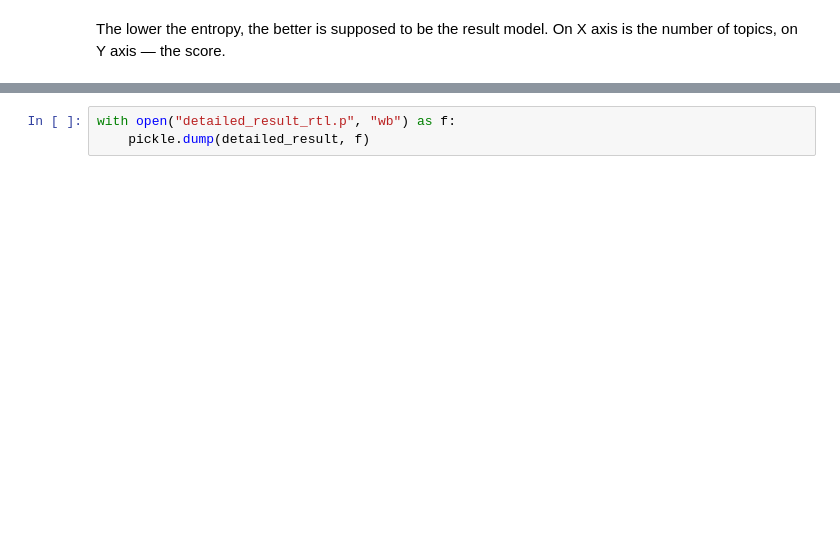
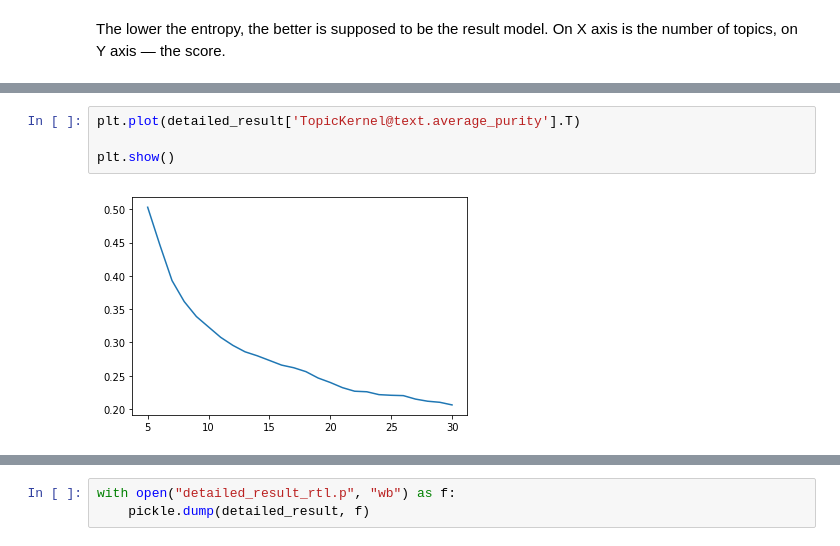
Before and after one commit to machine-intelligence-laboratory/OptimalNumberOfTopics, a Jupyter notebook: demos/NumTopics_RTLWiki_demo.ipynb, the cells around one changed output, grey strips where cells are left out. Cells and saved outputs as stored; diff of their text form; blank space fills up the shorter version.

```diff
--- a/demos/NumTopics_RTLWiki_demo.ipynb
+++ b/demos/NumTopics_RTLWiki_demo.ipynb
@@ -107,0 +199,6 @@ On X axis is the number of topics, on Y axis — the score.
+# %%
+plt.plot(detailed_result['TopicKernel@text.average_purity'].T)
+
+plt.show()
+# %% [output]
+[figure, added]
```
Also changed, not shown: parts of 31 cells of this notebook, 4 other files.
